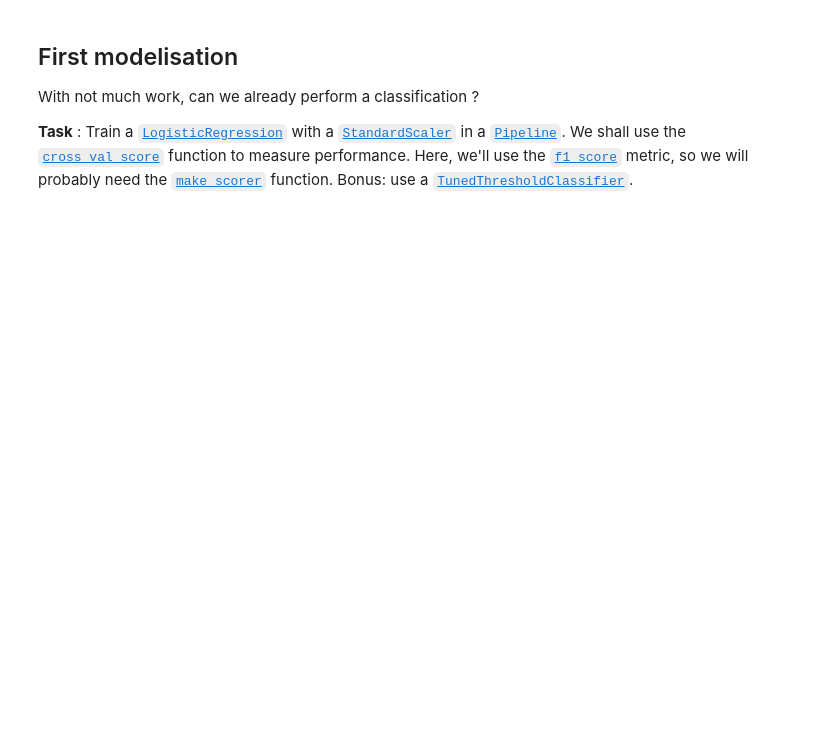
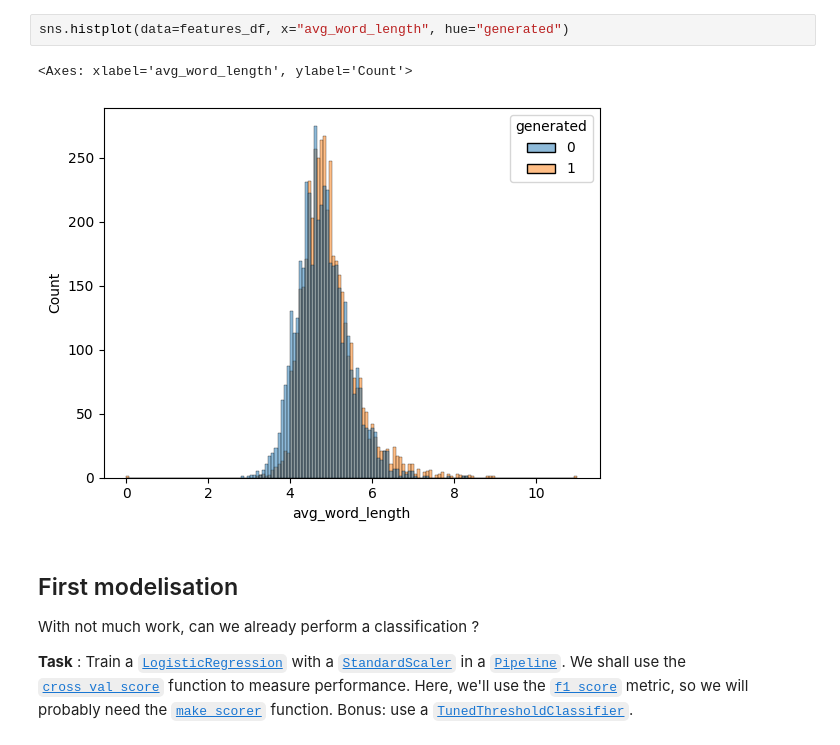
Before and after one commit to SpehKing/Pratical-Machine-Learning, a Jupyter notebook: NB10 - NLP Basics/NB10 - Starter.ipynb, the cells around one changed output. Cells and saved outputs as stored; diff of their text form; blank space fills up the shorter version.

```diff
--- a/NB10 - NLP Basics/NB10 - Starter.ipynb
+++ b/NB10 - NLP Basics/NB10 - Starter.ipynb
@@ -67,3 +234,8 @@ We would like to see if the previous indicators we build might already help iden
+# %%
+sns.histplot(data=features_df, x="avg_word_length", hue="generated")
+# %% [output]
+<Axes: xlabel='avg_word_length', ylabel='Count'>
+[figure, added]
 # %% [markdown]
 ## First modelisation
 
```
Also changed, not shown: parts of 30 cells of this notebook, 11 other files.
